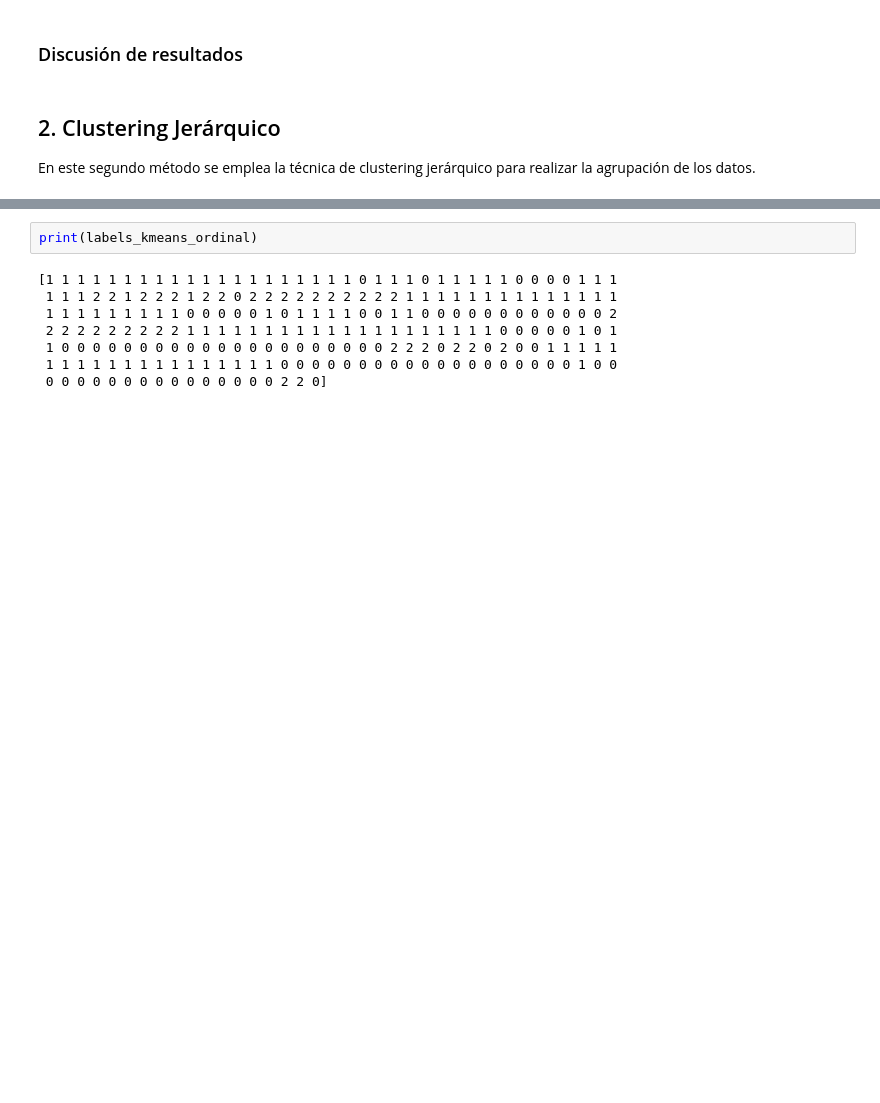
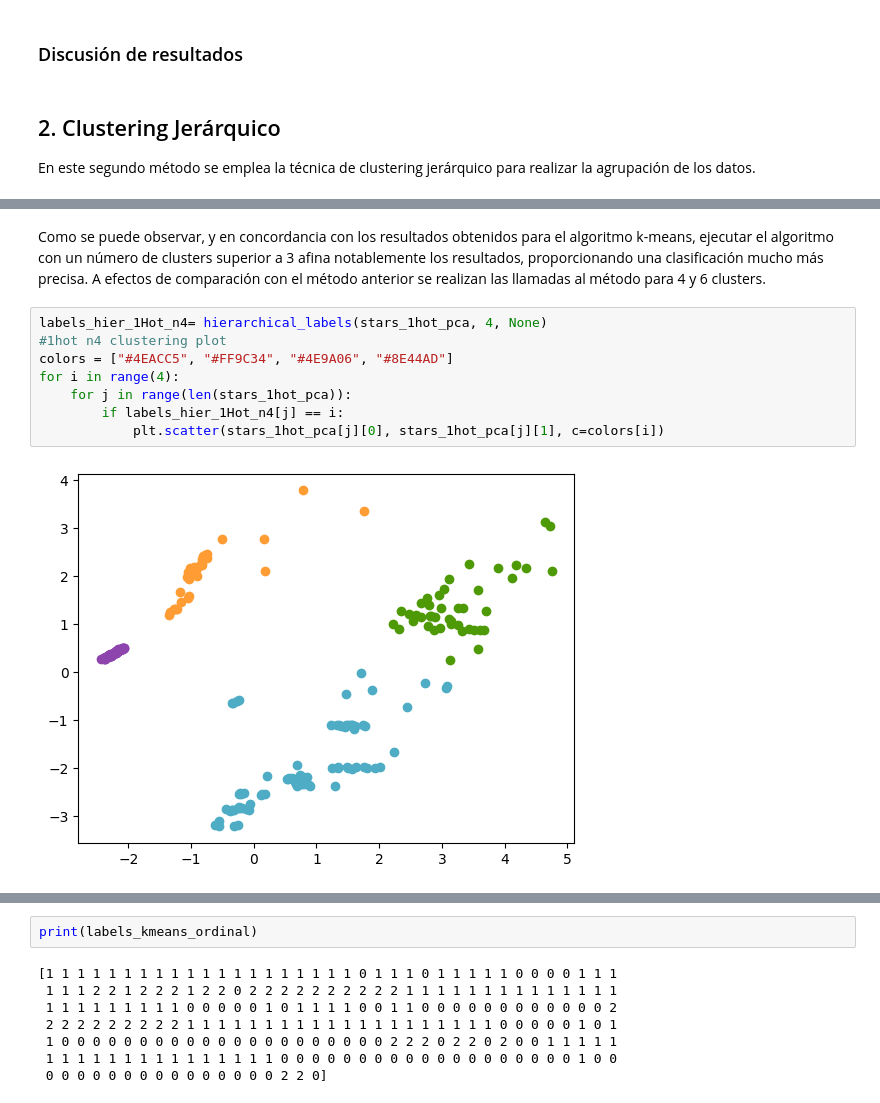
Before and after one commit to mgommez/practica2_ml, a Jupyter notebook: KMeans.ipynb, the cells around one changed output, grey strips where cells are left out. Cells and saved outputs as stored; diff of their text form; blank space fills up the shorter version.

```diff
--- a/KMeans.ipynb
+++ b/KMeans.ipynb
@@ -788,0 +835,13 @@ En este segundo método se emplea la técnica de clustering jerárquico para rea
+# %% [markdown]
+Como se puede observar, y en concordancia con los resultados obtenidos para el algoritmo k-means, ejecutar el algoritmo con un número de clusters superior a 3 afina notablemente los resultados, proporcionando una clasificación mucho más precisa.
+A efectos de comparación con el método anterior se realizan las llamadas al método para 4 y 6 clusters.
+# %%
+labels_hier_1Hot_n4= hierarchical_labels(stars_1hot_pca, 4, None)
+#1hot n4 clustering plot
+colors = ["#4EACC5", "#FF9C34", "#4E9A06", "#8E44AD"]
+for i in range(4):
+    for j in range(len(stars_1hot_pca)):
+        if labels_hier_1Hot_n4[j] == i:
+            plt.scatter(stars_1hot_pca[j][0], stars_1hot_pca[j][1], c=colors[i])
+# %% [output]
+[figure, added]
```
Also changed, not shown: parts of 11 cells of this notebook.
